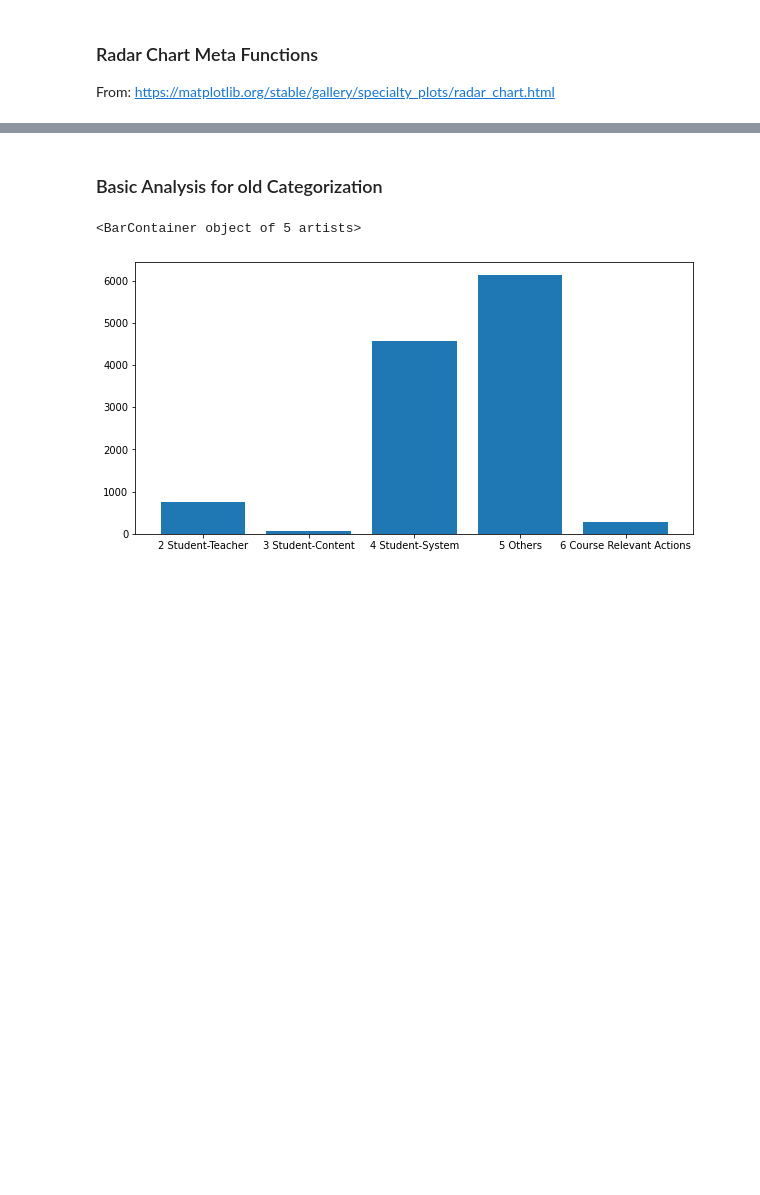
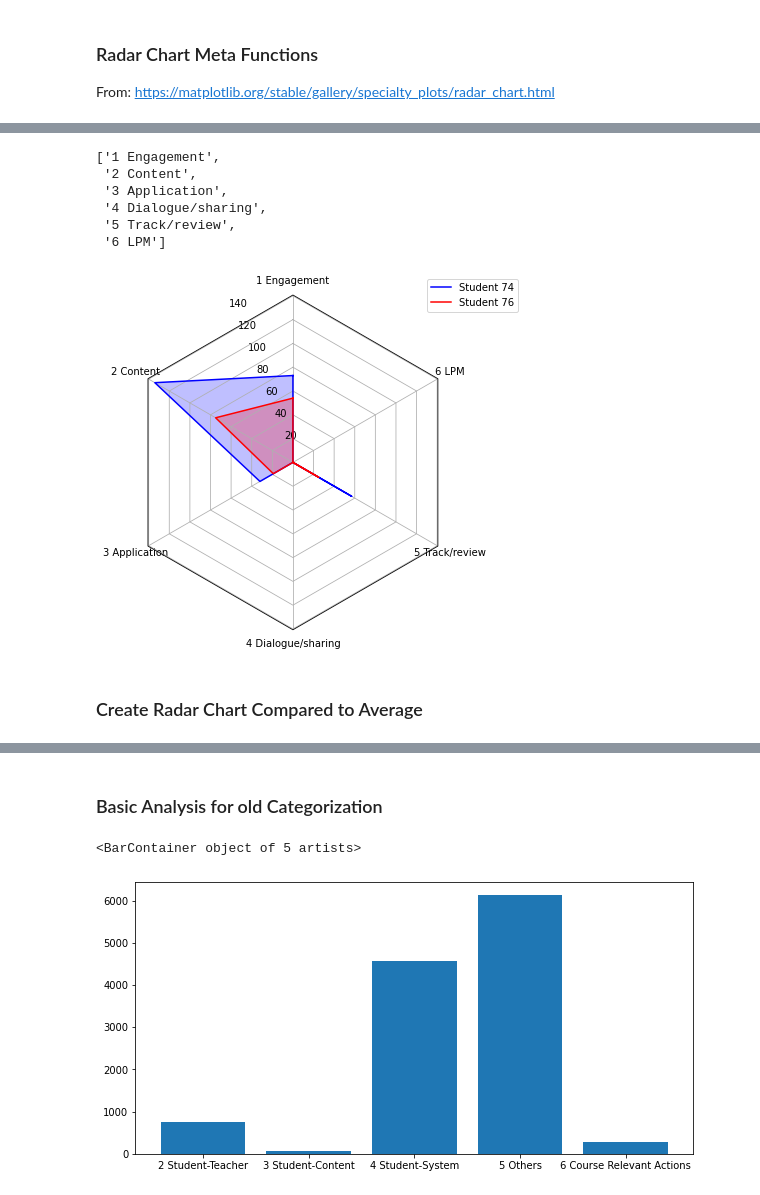
Before and after one commit to ugGit/mdl_interactions_plugin, a Jupyter notebook: lanalzyer/category_mapper.ipynb, the cells around one changed output, grey strips where cells are left out. Drawn from its saved outputs; the diff is of its cells as text; code cells hidden in the pictures; blank space fills up the shorter version.

```diff
--- a/lanalzyer/category_mapper.ipynb
+++ b/lanalzyer/category_mapper.ipynb
@@ -445,0 +293,61 @@ if __name__ == '__main__':
+# %%
+# get all different categories from the original event list
+newlc_categories = event_list[~event_list["newlc"].isna()]["newlc"].unique()
+newlc_categories = sorted(newlc_categories)
+newlc_categories
+# %% [output]
+['1 Engagement',
+ '2 Content',
+ '3 Application',
+ '4 Dialogue/sharing',
+ '5 Track/review',
+ '6 LPM']
+# %%
+""" Return the sum of events of all newlc categories for a student.
+"""
+def get_events_per_category_for_student(userid):
+  selected_student = newlc_per_student.query(f'userid == {userid}')
+  # remove and drop userid index as only one student selected
+  selected_student = selected_student.reset_index(level=0)
+  selected_student = selected_student.drop('userid', axis=1)
+  # insert 0 values for absent indexes
+  selected_student = selected_student.reindex(newlc_categories, fill_value=0)
+  return selected_student["count"].values
+# %%
+def plot_radar_chart(data, data_labels):
+  N = len(data[0])
+  theta = radar_factory(N, frame='polygon')
+  colors = ['b', 'r', 'g', 'm', 'y']
+
+  # start preparing the plot
+  fig, ax = plt.subplots(figsize=(6, 6), nrows=1, ncols=1,
+                            subplot_kw=dict(projection='radar'))
+  fig.subplots_adjust(wspace=0.25, hspace=0.20, top=0.85, bottom=0.05) # required to position labels properly
+
+  # define the radial gridlines (TODO: caluculate automatically from input data, min-max proper spacing)
+  # ax.set_rgrids([0, 1, 2, 3, 4, 5])
+
+  # plot the data
+  for d, color in zip(data, colors[:len(data)]):
+      ax.plot(theta, d, color=color)
+      ax.fill(theta, d, facecolor=color, alpha=0.25, label='_nolegend_')
+  ax.set_varlabels(newlc_categories)
+
+  # add legend
+  ax.legend(data_labels, loc=(0.9, .95))
+
+  plt.show()
+# %%
+def compare_students(userid_a, userid_b):
+  data = [
+    get_events_per_category_for_student(userid_a),
+    get_events_per_category_for_student(userid_b)
+  ]
+  data_labels = (f'Student {userid_a}', f'Student {userid_b}')
+  plot_radar_chart(data, data_labels)
+# %%
+compare_students(74, 76)
+# %% [output]
+[figure, added]
+# %% [markdown]
+### Create Radar Chart Compared to Average
```
Also changed, not shown: parts of 18 cells of this notebook.
